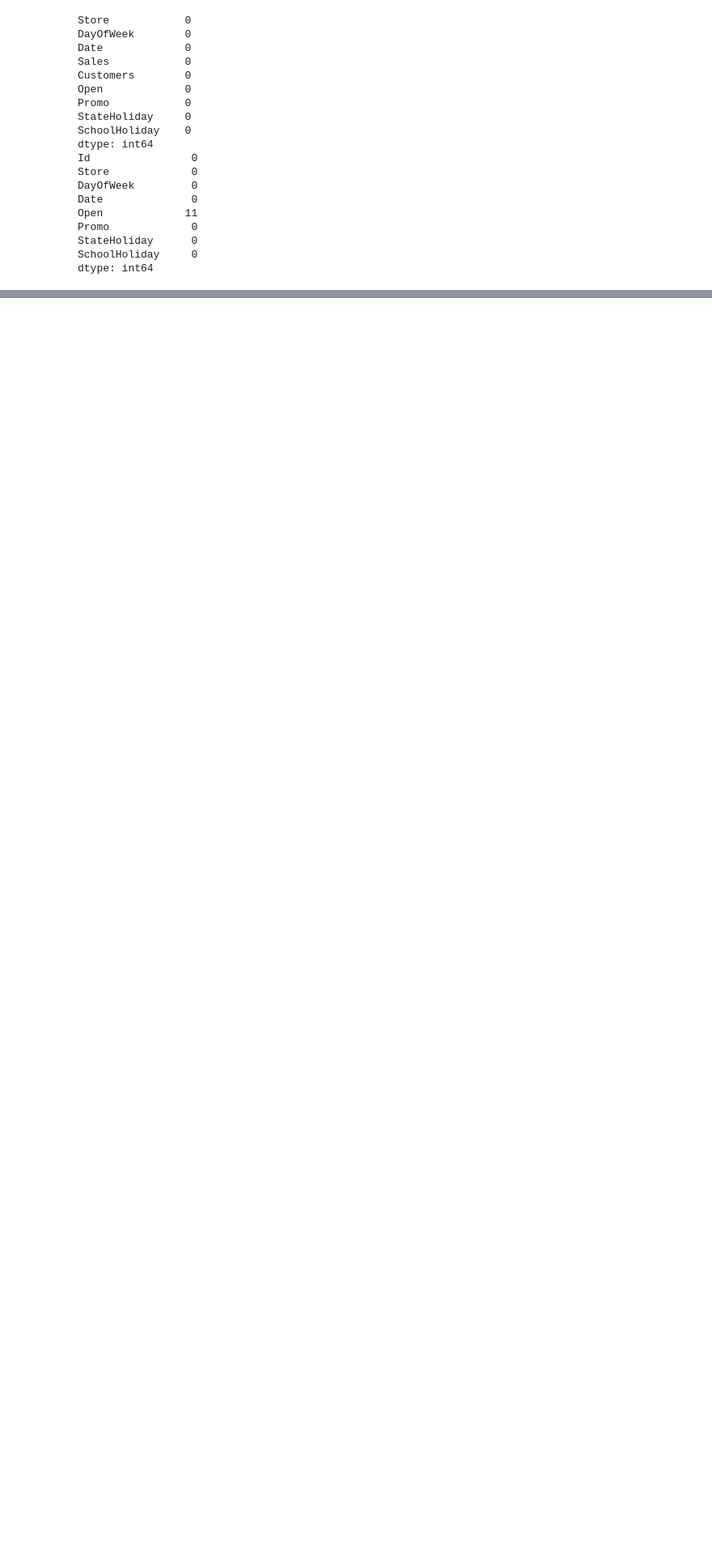
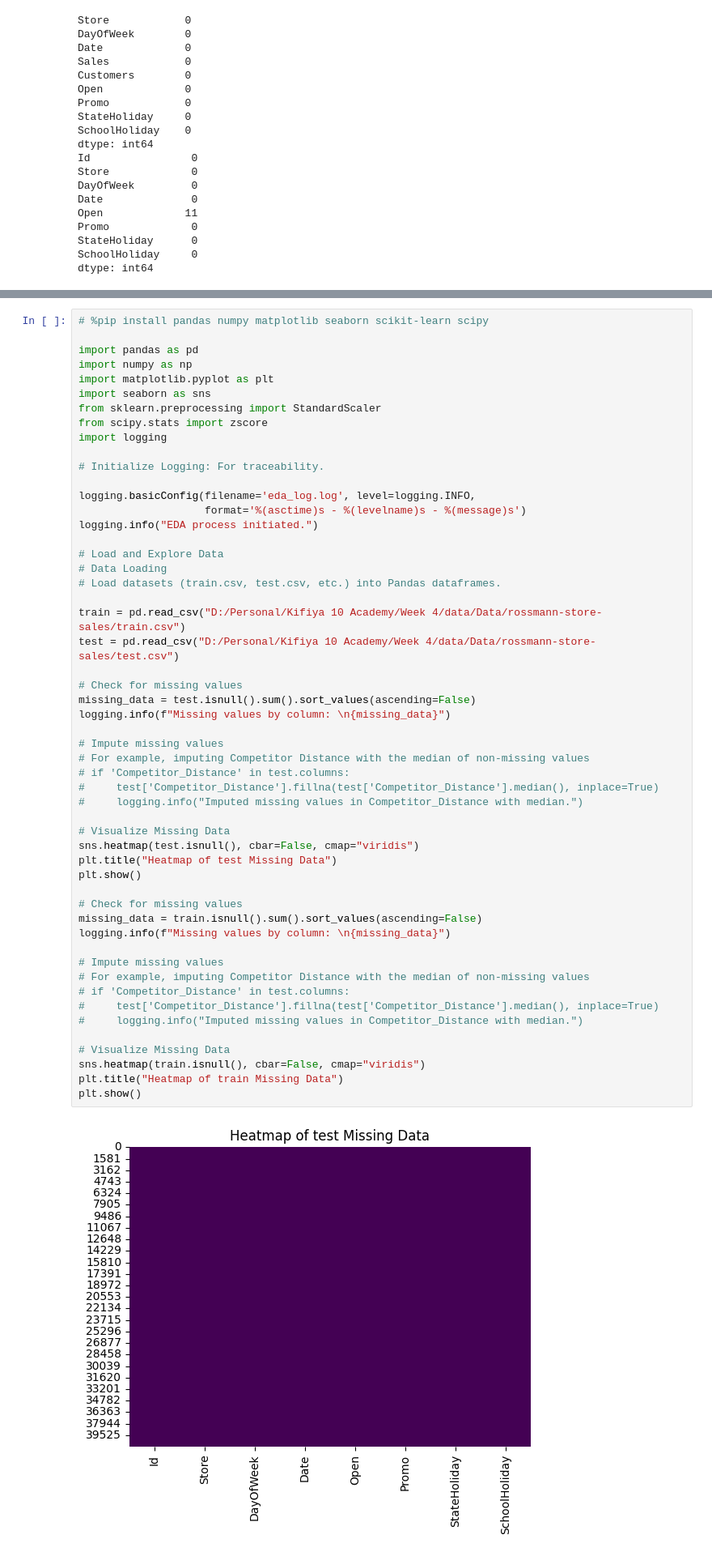
Before and after one commit to Almazt96/Week-4-Rossmann-Pharmaceuticals, a Jupyter notebook: notebooks/eda.ipynb, the cells around one changed output, grey strips where cells are left out. Shown: that part at 81% size. Drawn from its saved outputs; the diff is of its cells as text; blank space fills up the shorter version.

```diff
--- a/notebooks/eda.ipynb
+++ b/notebooks/eda.ipynb
@@ -136,3 +138,58 @@ plt.show()
 # %% [output]
 [figure]
 [figure]
+# %%
+# %pip install pandas numpy matplotlib seaborn scikit-learn scipy
+
+import pandas as pd
+import numpy as np
+import matplotlib.pyplot as plt
+import seaborn as sns
+from sklearn.preprocessing import StandardScaler
+from scipy.stats import zscore
+import logging
+
+# Initialize Logging: For traceability.
+
+logging.basicConfig(filename='eda_log.log', level=logging.INFO,
+                    format='%(asctime)s - %(levelname)s - %(message)s')
+logging.info("EDA process initiated.")
+
+# Load and Explore Data
+# Data Loading
+# Load datasets (train.csv, test.csv, etc.) into Pandas dataframes.
+
+train = pd.read_csv("D:/Personal/Kifiya 10 Academy/Week 4/data/Data/rossmann-store-sales/train.csv")
+test = pd.read_csv("D:/Personal/Kifiya 10 Academy/Week 4/data/Data/rossmann-store-sales/test.csv")
+
+# Check for missing values
+missing_data = test.isnull().sum().sort_values(ascending=False)
+logging.info(f"Missing values by column: \n{missing_data}")
+
+# Impute missing values
+# For example, imputing Competitor Distance with the median of non-missing values
+# if 'Competitor_Distance' in test.columns:
+#     test['Competitor_Distance'].fillna(test['Competitor_Distance'].median(), inplace=True)
+#     logging.info("Imputed missing values in Competitor_Distance with median.")
+
+# Visualize Missing Data
+sns.heatmap(test.isnull(), cbar=False, cmap="viridis")
+plt.title("Heatmap of test Missing Data")
+plt.show()
+
+# Check for missing values
+missing_data = train.isnull().sum().sort_values(ascending=False)
+logging.info(f"Missing values by column: \n{missing_data}")
+
+# Impute missing values
+# For example, imputing Competitor Distance with the median of non-missing values
+# if 'Competitor_Distance' in test.columns:
+#     test['Competitor_Distance'].fillna(test['Competitor_Distance'].median(), inplace=True)
+#     logging.info("Imputed missing values in Competitor_Distance with median.")
+
+# Visualize Missing Data
+sns.heatmap(train.isnull(), cbar=False, cmap="viridis")
+plt.title("Heatmap of train Missing Data")
+plt.show()
+# %% [output]
+[figure, added]
```
Also changed, not shown: parts of 3 cells of this notebook, 1 other file.
